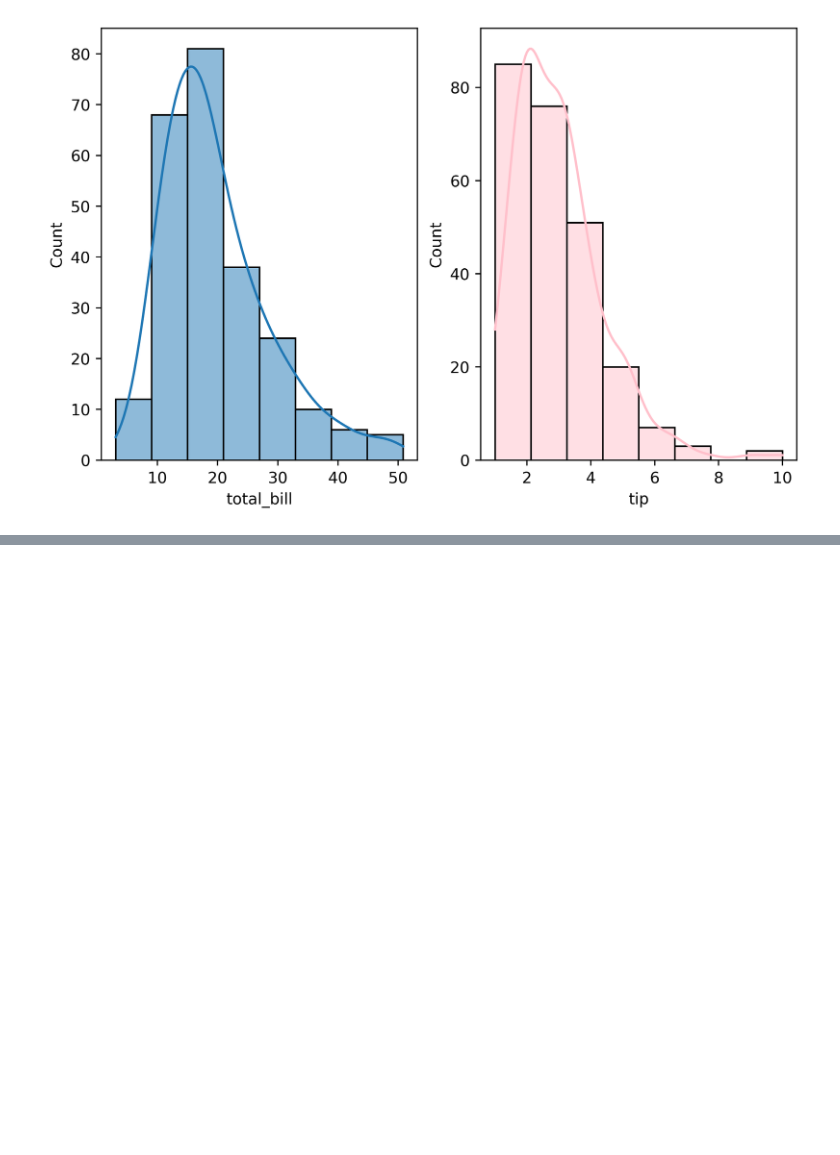
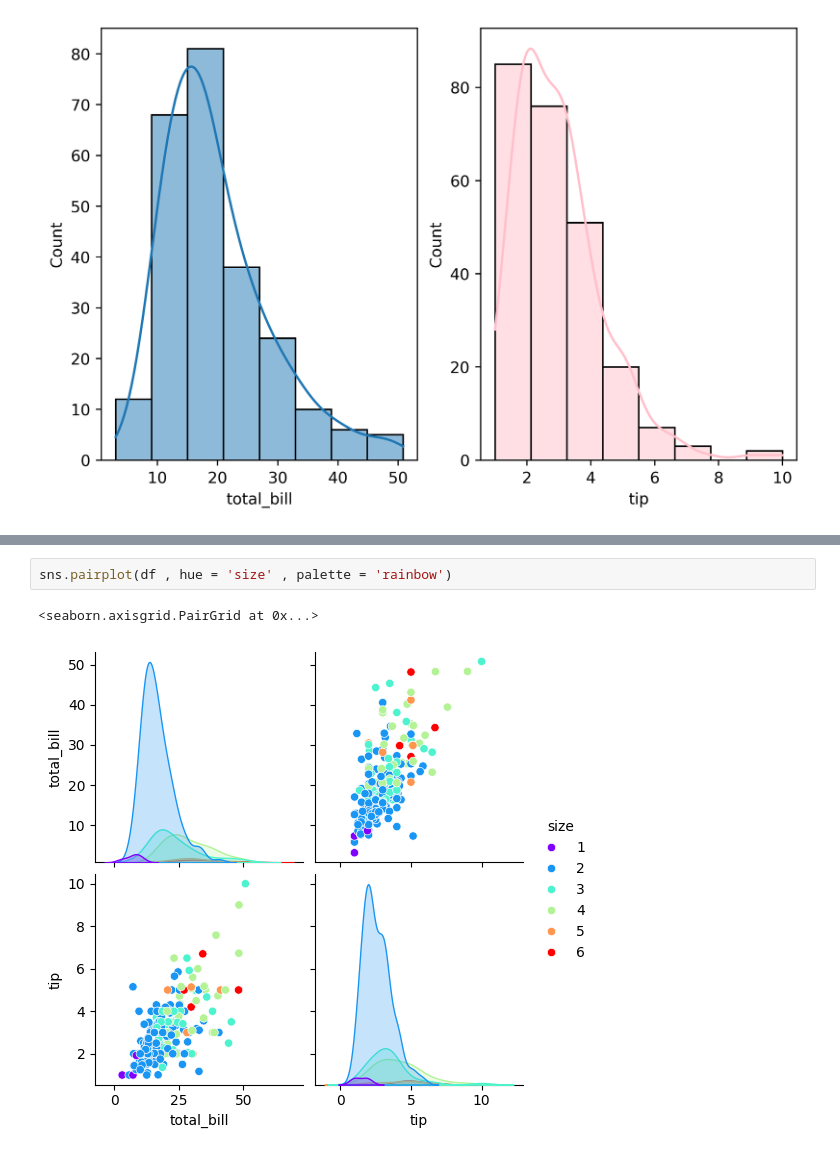
Before and after one commit to R123gh/Data-visualization-, a Jupyter notebook: 7.Seaborn_hist.ipynb, the cells around one changed output, grey strips where cells are left out. Saved outputs shown, nothing was run; the diff lists cells and outputs as text; blank space fills up the shorter version.

```diff
--- a/7.Seaborn_hist.ipynb
+++ b/7.Seaborn_hist.ipynb
@@ -33,0 +57,5 @@ plt.show()
+# %%
+sns.pairplot(df , hue = 'size' , palette = 'rainbow')
+# %% [output]
+<seaborn.axisgrid.PairGrid at 0x...>
+[figure, added]
```
Also changed, not shown: parts of 5 cells of this notebook.
